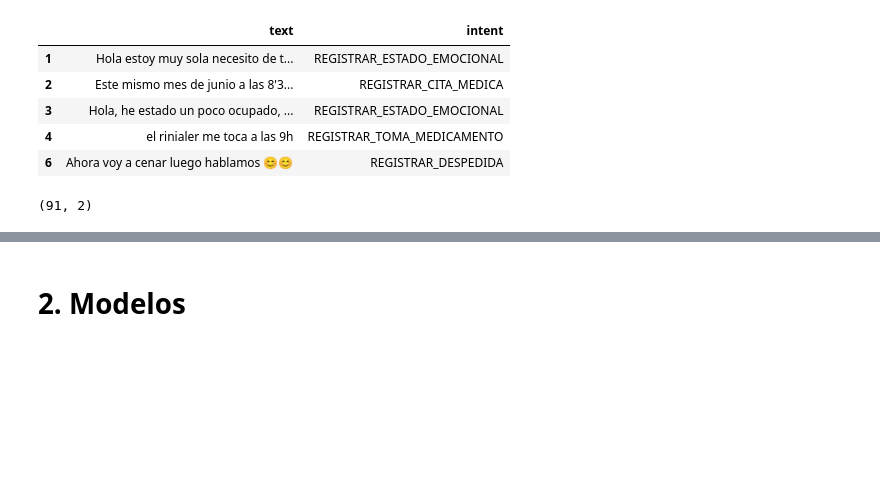
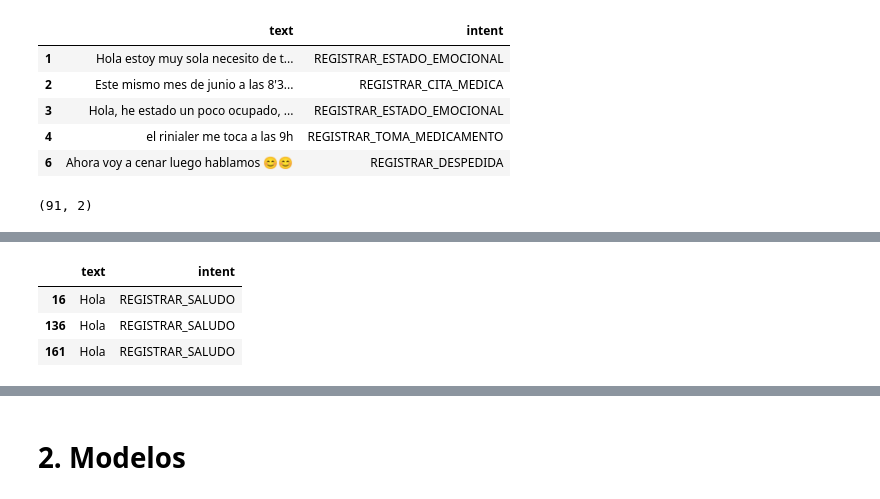
Before and after one commit to diegorys/bot-tfm, a Jupyter notebook: model/Model.ipynb, the cells around one changed output, grey strips where cells are left out. Cells and saved outputs as stored; diff of their text form; code cells hidden in the pictures; blank space fills up the shorter version.

Commit message:
Herramienta conjunto de datos

```diff
--- a/model/Model.ipynb
+++ b/model/Model.ipynb
@@ -150,0 +170,5 @@ dfFiltered.shape
+# %%
+DATASET_VERSION = "v2" # Versión del conjunto de datos
+
+df = loadDataframe(DATASET_VERSION)
+df.head()
@@ -150,0 +216,7 @@ dfFiltered.shape
+# %%
+df[df['text']=='Hola']
+# %% [output]
+|  | text | intent |
+| 16 | Hola | REGISTRAR_SALUDO |
+| 136 | Hola | REGISTRAR_SALUDO |
+| 161 | Hola | REGISTRAR_SALUDO |
```
Also changed, not shown: parts of 34 cells of this notebook.
